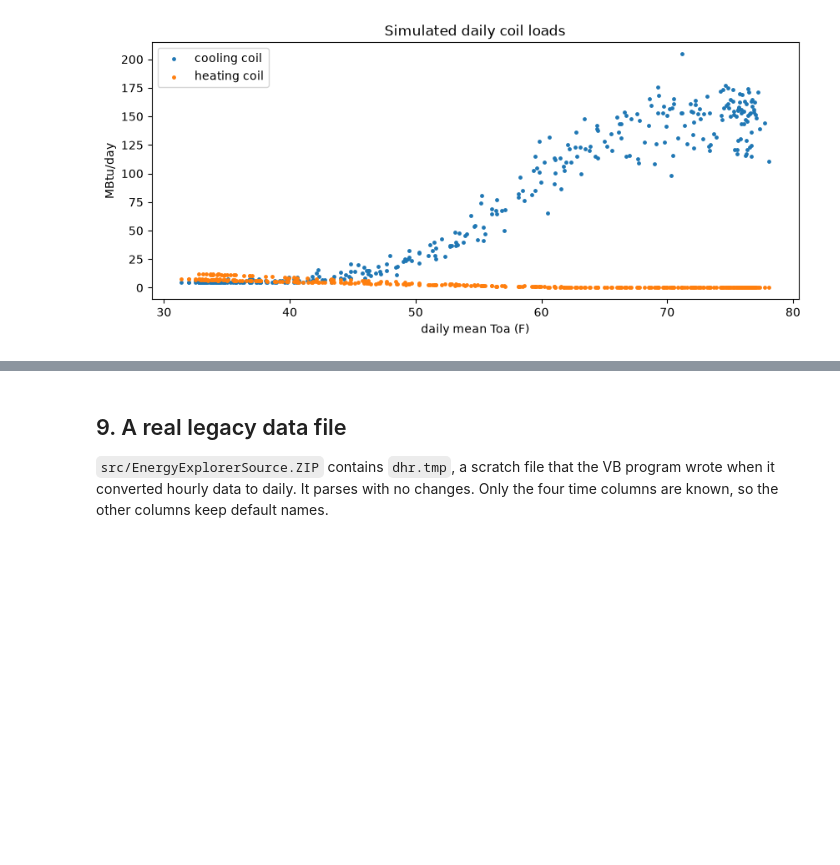
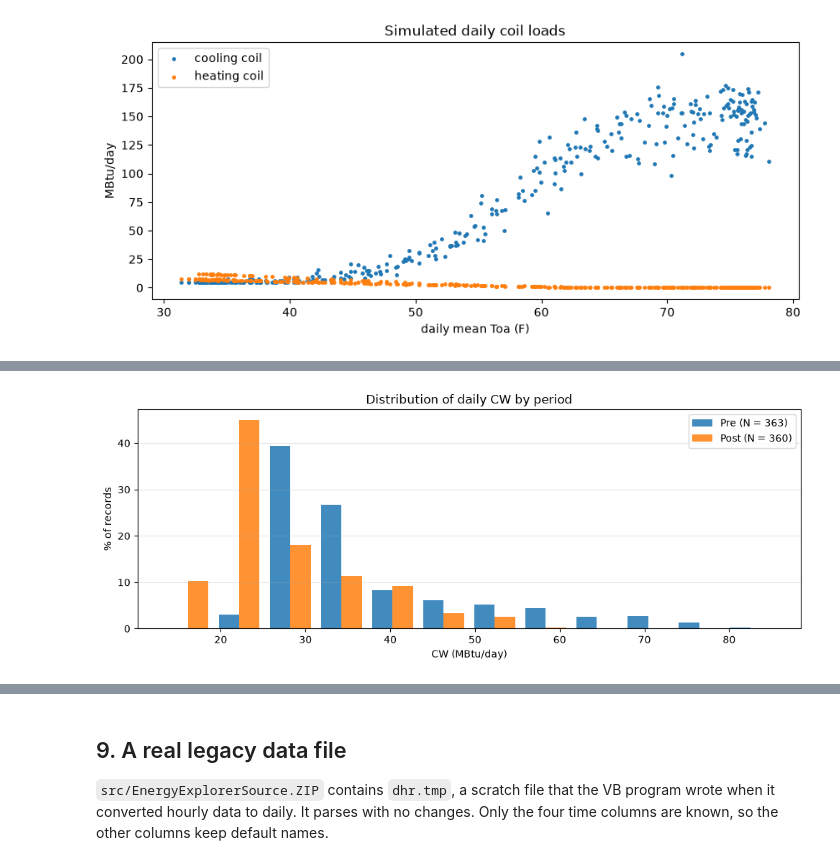
Before and after one commit to egeriicw/EE, a Jupyter notebook: notebooks/energy_explorer_walkthrough.ipynb, the cells around one changed output, grey strips where cells are left out. Cells and saved outputs as stored; diff of their text form; code cells hidden in the pictures; blank space fills up the shorter version.

```diff
--- a/notebooks/energy_explorer_walkthrough.ipynb
+++ b/notebooks/energy_explorer_walkthrough.ipynb
@@ -233,0 +238,6 @@ plt.xlabel("daily mean Toa (F)"); plt.ylabel("MBtu/day"); plt.legend(); plt.titl
+# %%
+from energy_explorer.analysis import histogram, hourly_profile, profile_polylines
+
+ds_h = ee.group_by_date(ee.read_data(DATA / "sample_daily.dat"), end="12/31/2019", names=("Pre", "Post"))
+h = histogram(ds_h, "CW", n_bins=12, by_group=True)
+print(h.text())
@@ -233,0 +262,14 @@ plt.xlabel("daily mean Toa (F)"); plt.ylabel("MBtu/day"); plt.legend(); plt.titl
+# %%
+fig, ax = plt.subplots(figsize=(10, 4))
+mids = np.array(h.midpoints)
+width = (h.edges[1] - h.edges[0]) * 0.4
+for i, s in enumerate(h.series):
+    ax.bar(mids + (i - 0.5) * width, s.percent, width=width, label=f"{s.group} (N = {s.n})", alpha=0.85)
+ax.set_xlabel("CW (MBtu/day)")
+ax.set_ylabel("% of records")
+ax.set_title("Distribution of daily CW by period")
+ax.legend()
+ax.grid(axis="y", alpha=0.3)
+plt.tight_layout();
+# %% [output]
+[figure, added]
```
Also changed, not shown: parts of 4 cells of this notebook, 11 other files.
